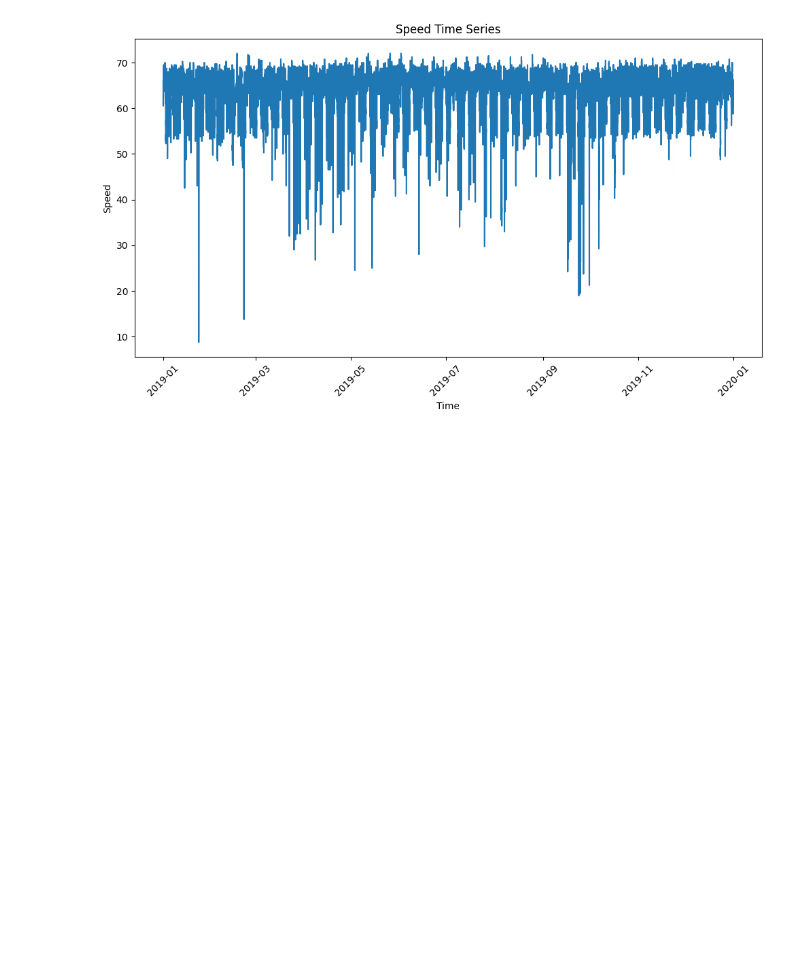
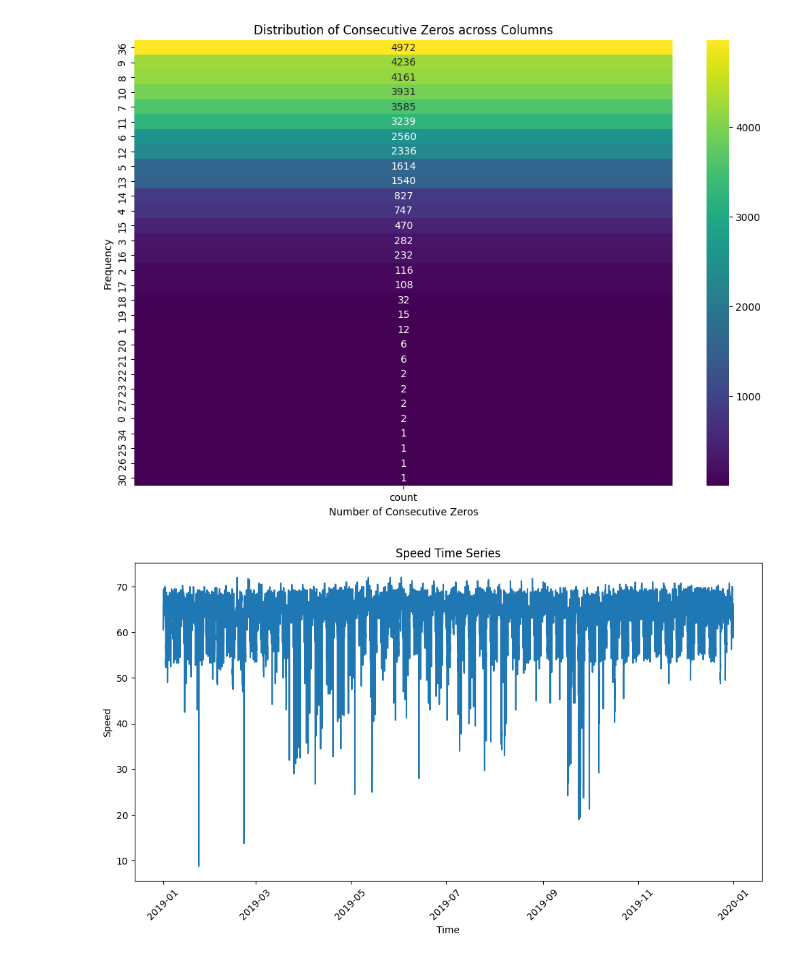
Before and after one commit to tarekbzahid/XIE_dataset_prep, a Jupyter notebook: utils/data_viz.ipynb, the cells around one changed output. Drawn from its saved outputs; the diff is of its cells as text; code cells hidden in the pictures; blank space fills up the shorter version.

```diff
--- a/utils/data_viz.ipynb
+++ b/utils/data_viz.ipynb
@@ -3,3 +46,26 @@ pip install bokeh
+# %%
+import os
+import pandas as pd
+import seaborn as sns
+import matplotlib.pyplot as plt
+
+def count_consecutive_zeros(df):
+    zeros_count = df.apply(lambda x: x.astype(str).str.count('0')).sum(axis=1)
+    return zeros_count
+
+if __name__ == "__main__":
+    file_path = 'C:/Users/Tarek Zahid/Desktop/xie/Sensor Files/5. dataset/215 NB/full 0/train_0_215 NB.csv'
+    df = pd.read_csv(file_path)
+    zeros_count = count_consecutive_zeros(df)
+
+    plt.figure(figsize=(12, 8))
+    sns.heatmap(pd.DataFrame(zeros_count.value_counts()), annot=True, cmap='viridis', fmt='g')
+    plt.title('Distribution of Consecutive Zeros across Columns')
+    plt.xlabel('Number of Consecutive Zeros')
+    plt.ylabel('Frequency')
+    plt.show()
+# %% [output]
+[figure, added]
 # %%
 import pandas as pd
 import seaborn as sns
```
Also changed, not shown: parts of 4 cells of this notebook, 2 other files.
